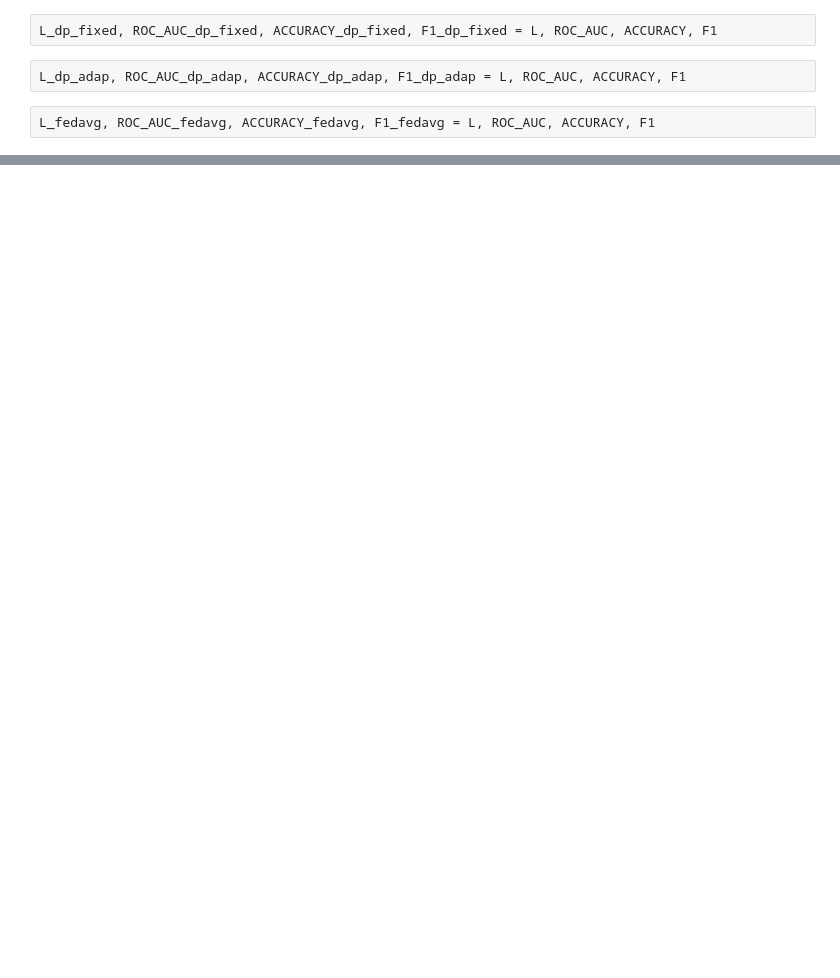
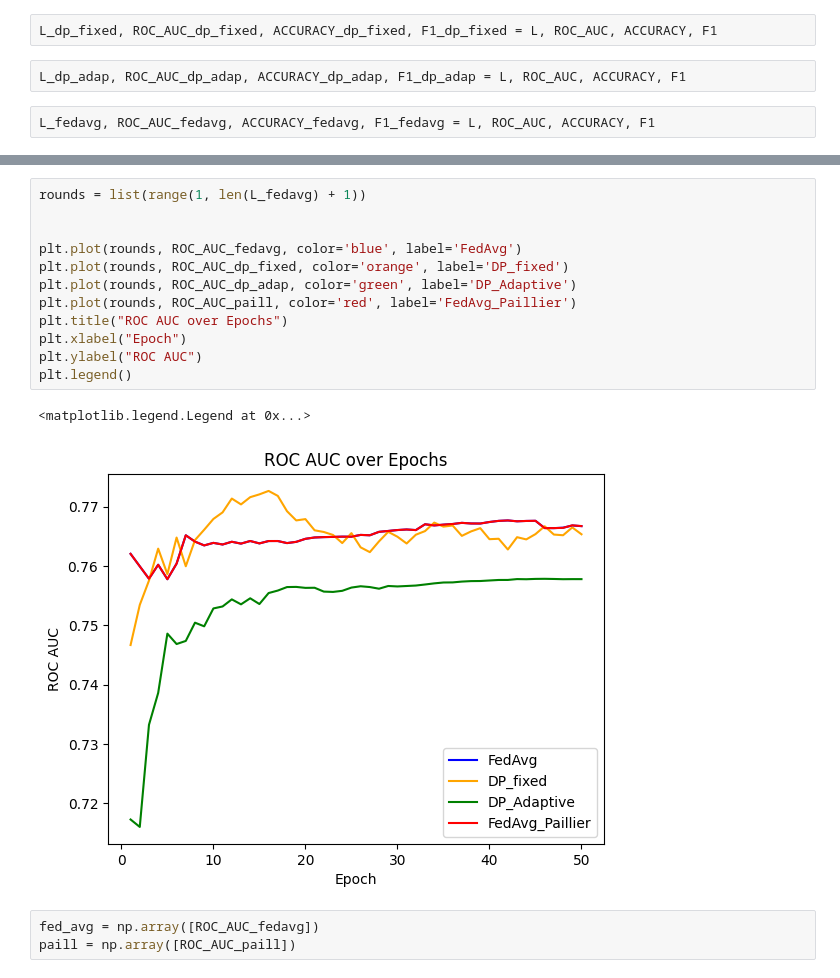
Before and after one commit to AstemirGongapshev/-research_flower, a Jupyter notebook: FedAvg/cl2_n.ipynb, the cells around one changed output, grey strips where cells are left out. Cells and saved outputs as stored; diff of their text form; blank space fills up the shorter version.

```diff
--- a/FedAvg/cl2_n.ipynb
+++ b/FedAvg/cl2_n.ipynb
@@ -735,0 +702,18 @@ IndexError: list index out of range
+# %%
+rounds = list(range(1, len(L_fedavg) + 1))
+
+
+plt.plot(rounds, ROC_AUC_fedavg, color='blue', label='FedAvg')
+plt.plot(rounds, ROC_AUC_dp_fixed, color='orange', label='DP_fixed')
+plt.plot(rounds, ROC_AUC_dp_adap, color='green', label='DP_Adaptive')
+plt.plot(rounds, ROC_AUC_paill, color='red', label='FedAvg_Paillier')
+plt.title("ROC AUC over Epochs")
+plt.xlabel("Epoch")
+plt.ylabel("ROC AUC")
+plt.legend()
+# %% [output]
+<matplotlib.legend.Legend at 0x...>
+[figure, added]
+# %%
+fed_avg = np.array([ROC_AUC_fedavg])
+paill = np.array([ROC_AUC_paill])
```
Also changed, not shown: parts of 18 cells of this notebook, 10 other files.
